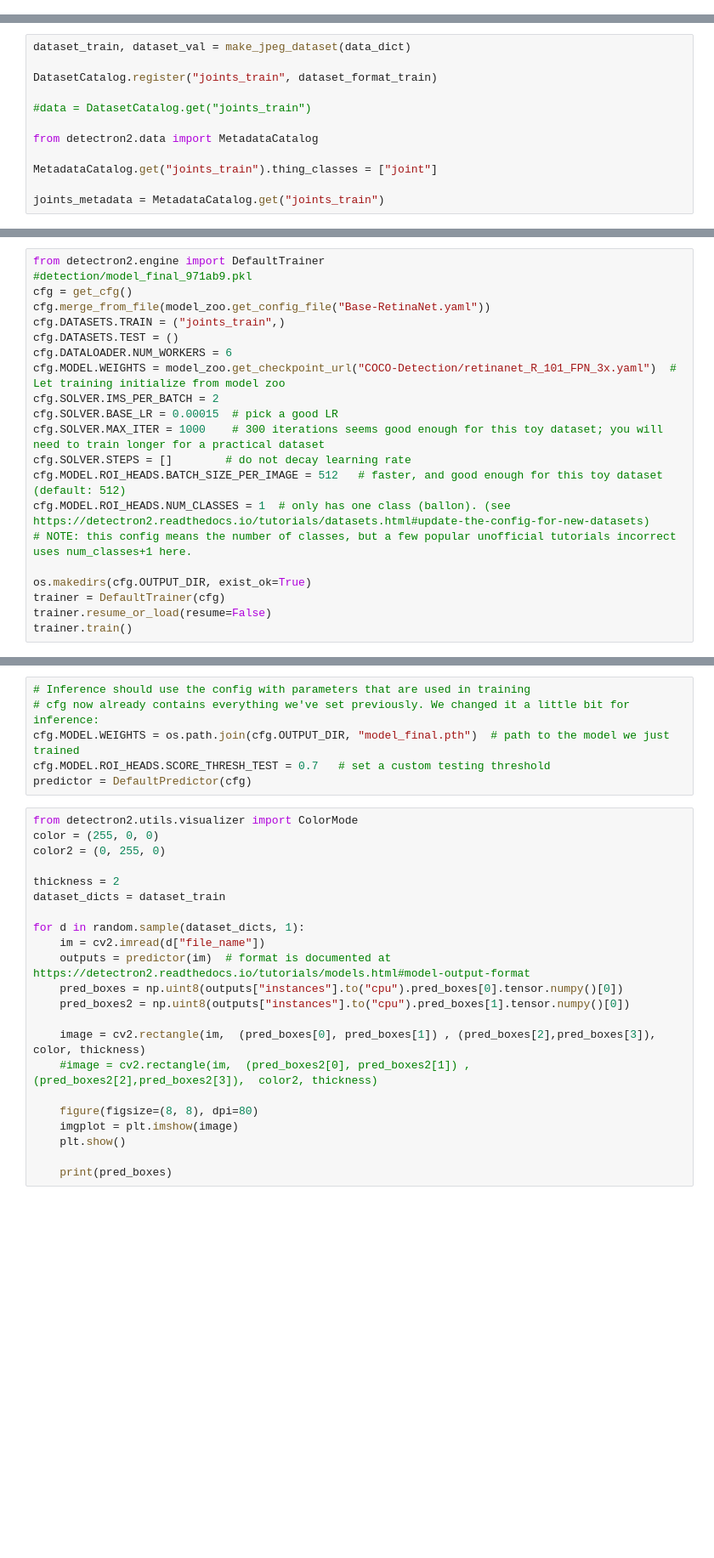
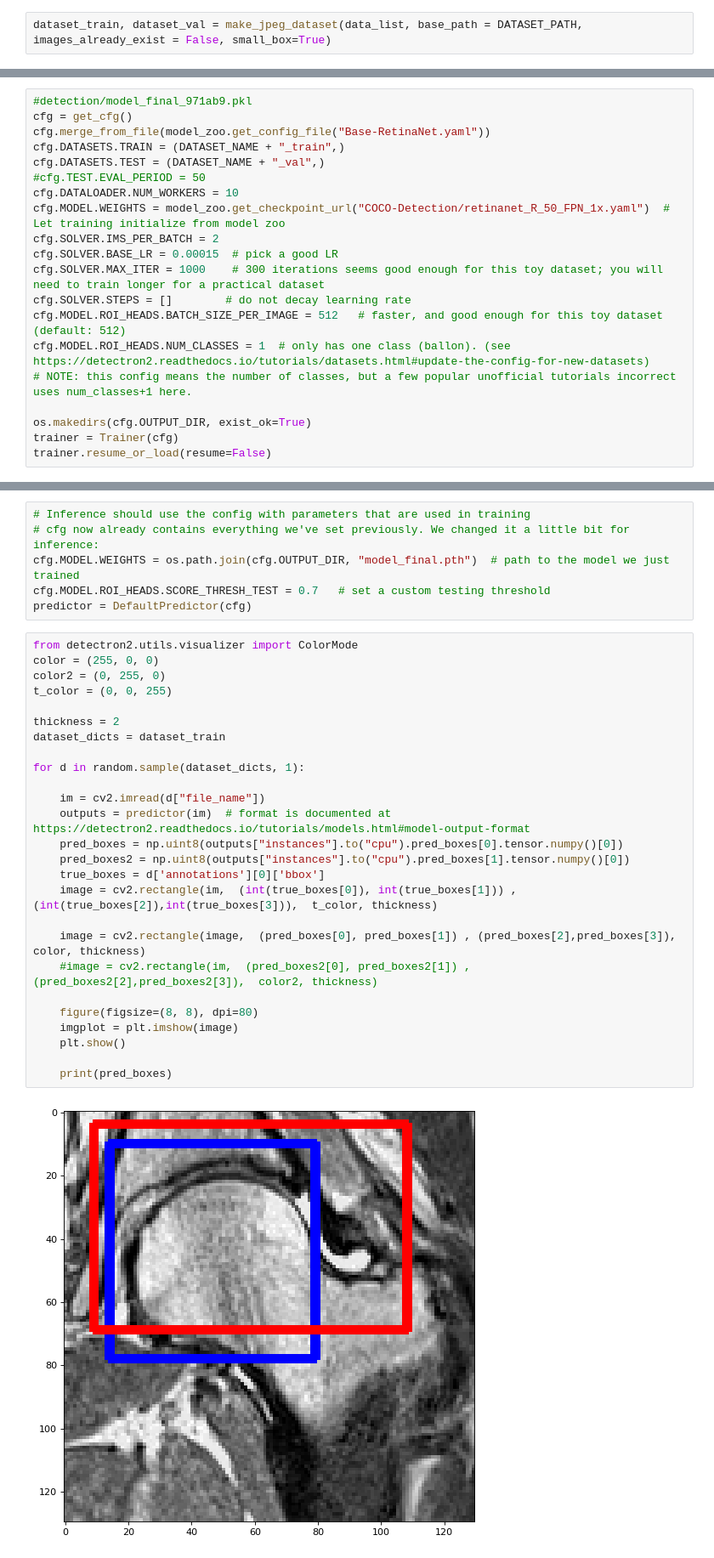
Before and after one commit to maloq/Hips_MRI, a Jupyter notebook: make_detector.ipynb, the cells around one changed output, grey strips where cells are left out. Shown at 85% size. Saved outputs shown, nothing was run; the diff lists cells and outputs as text; blank space fills up the shorter version.

```diff
--- a/make_detector.ipynb
+++ b/make_detector.ipynb
@@ -570,0 +471,2 @@ def dataset_format_train():
+# %%
+dataset_train, dataset_val = make_jpeg_dataset(data_list, base_path = DATASET_PATH, images_already_exist = False, small_box=True)
@@ -573,12 +482,0 @@ DatasetCatalog.remove("joints_train")
-# %%
-dataset_train, dataset_val = make_jpeg_dataset(data_dict)
-
-DatasetCatalog.register("joints_train", dataset_format_train)
-
-#data = DatasetCatalog.get("joints_train")
-
-from detectron2.data import MetadataCatalog
-
-MetadataCatalog.get("joints_train").thing_classes = ["joint"]
-
-joints_metadata = MetadataCatalog.get("joints_train")
@@ -585,12 +500,12 @@ joints_metadata = MetadataCatalog.get("joints_train")
 # %%
-from detectron2.engine import DefaultTrainer
 #detection/model_final_971ab9.pkl
 cfg = get_cfg()
 cfg.merge_from_file(model_zoo.get_config_file("Base-RetinaNet.yaml"))
-cfg.DATASETS.TRAIN = ("joints_train",)
-cfg.DATASETS.TEST = ()
-cfg.DATALOADER.NUM_WORKERS = 6
-cfg.MODEL.WEIGHTS = model_zoo.get_checkpoint_url("COCO-Detection/retinanet_R_101_FPN_3x.yaml")  # Let training initialize from model zoo
+cfg.DATASETS.TRAIN = (DATASET_NAME + "_train",)
+cfg.DATASETS.TEST = (DATASET_NAME + "_val",)
+#cfg.TEST.EVAL_PERIOD = 50
+cfg.DATALOADER.NUM_WORKERS = 10
+cfg.MODEL.WEIGHTS = model_zoo.get_checkpoint_url("COCO-Detection/retinanet_R_50_FPN_1x.yaml")  # Let training initialize from model zoo
 cfg.SOLVER.IMS_PER_BATCH = 2
 cfg.SOLVER.BASE_LR = 0.00015  # pick a good LR
 cfg.SOLVER.MAX_ITER = 1000    # 300 iterations seems good enough for this toy dataset; you will need to train longer for a practical dataset
@@ -600,6 +515,5 @@ cfg.MODEL.ROI_HEADS.NUM_CLASSES = 1  # only has one class (ballon). (see https:/
 # NOTE: this config means the number of classes, but a few popular unofficial tutorials incorrect uses num_classes+1 here.
 
 os.makedirs(cfg.OUTPUT_DIR, exist_ok=True)
-trainer = DefaultTrainer(cfg)
+trainer = Trainer(cfg)
 trainer.resume_or_load(resume=False)
-trainer.train()
@@ -612,22 +572,28 @@ predictor = DefaultPredictor(cfg)
 # %%
 from detectron2.utils.visualizer import ColorMode
 color = (255, 0, 0)
 color2 = (0, 255, 0)
+t_color = (0, 0, 255)
 
 thickness = 2
 dataset_dicts = dataset_train
 
 for d in random.sample(dataset_dicts, 1):
+
     im = cv2.imread(d["file_name"])
     outputs = predictor(im)  # format is documented at https://detectron2.readthedocs.io/tutorials/models.html#model-output-format
     pred_boxes = np.uint8(outputs["instances"].to("cpu").pred_boxes[0].tensor.numpy()[0])
     pred_boxes2 = np.uint8(outputs["instances"].to("cpu").pred_boxes[1].tensor.numpy()[0])
+    true_boxes = d['annotations'][0]['bbox']
+    image = cv2.rectangle(im,  (int(true_boxes[0]), int(true_boxes[1])) , (int(true_boxes[2]),int(true_boxes[3])),  t_color, thickness)
 
-    image = cv2.rectangle(im,  (pred_boxes[0], pred_boxes[1]) , (pred_boxes[2],pred_boxes[3]),  color, thickness)
+    image = cv2.rectangle(image,  (pred_boxes[0], pred_boxes[1]) , (pred_boxes[2],pred_boxes[3]),  color, thickness)
     #image = cv2.rectangle(im,  (pred_boxes2[0], pred_boxes2[1]) , (pred_boxes2[2],pred_boxes2[3]),  color2, thickness)
 
     figure(figsize=(8, 8), dpi=80)
     imgplot = plt.imshow(image)
     plt.show()
 
     print(pred_boxes)
+# %% [output]
+[figure, added]
```
Also changed, not shown: parts of 35 cells of this notebook, 7 other files.
